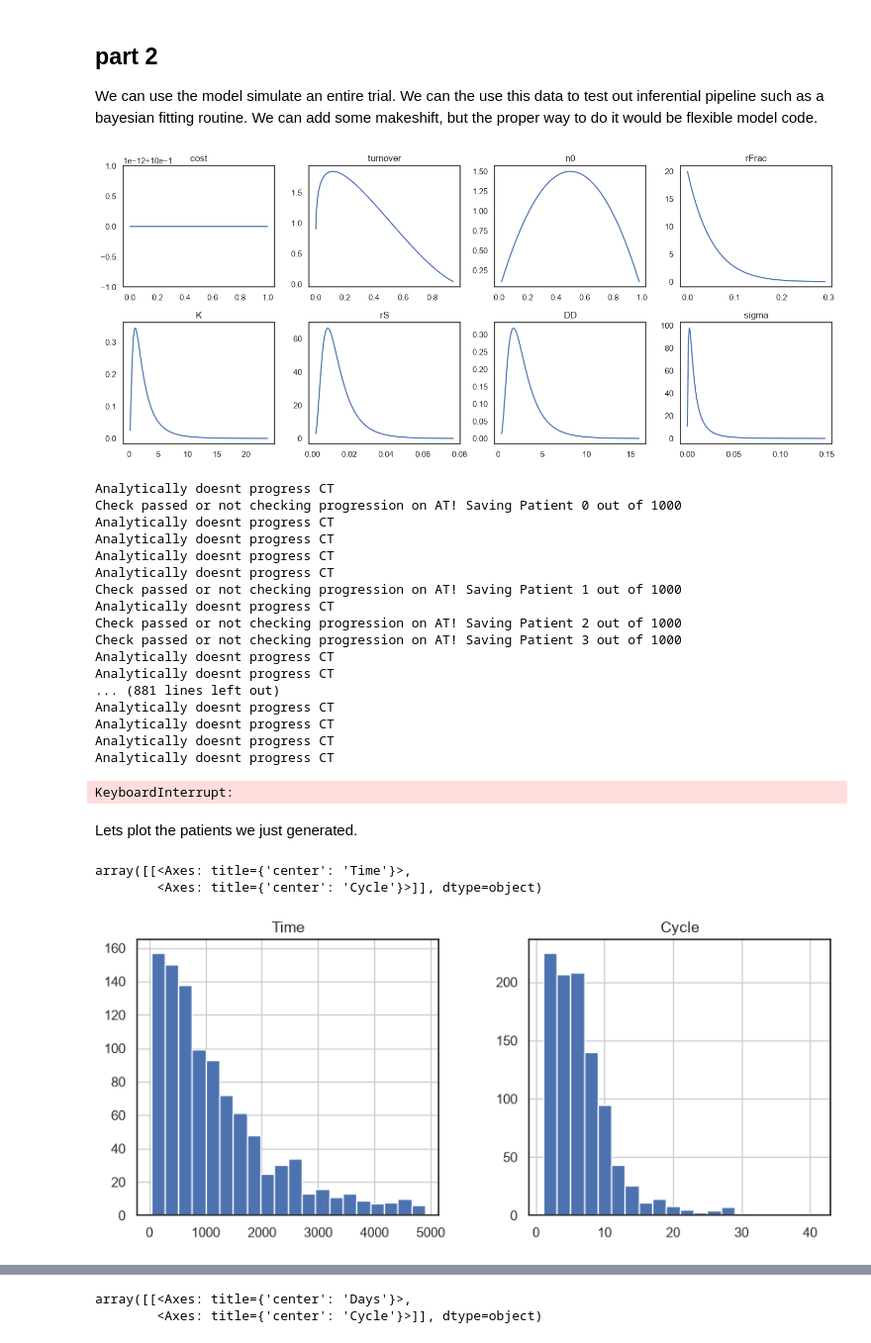
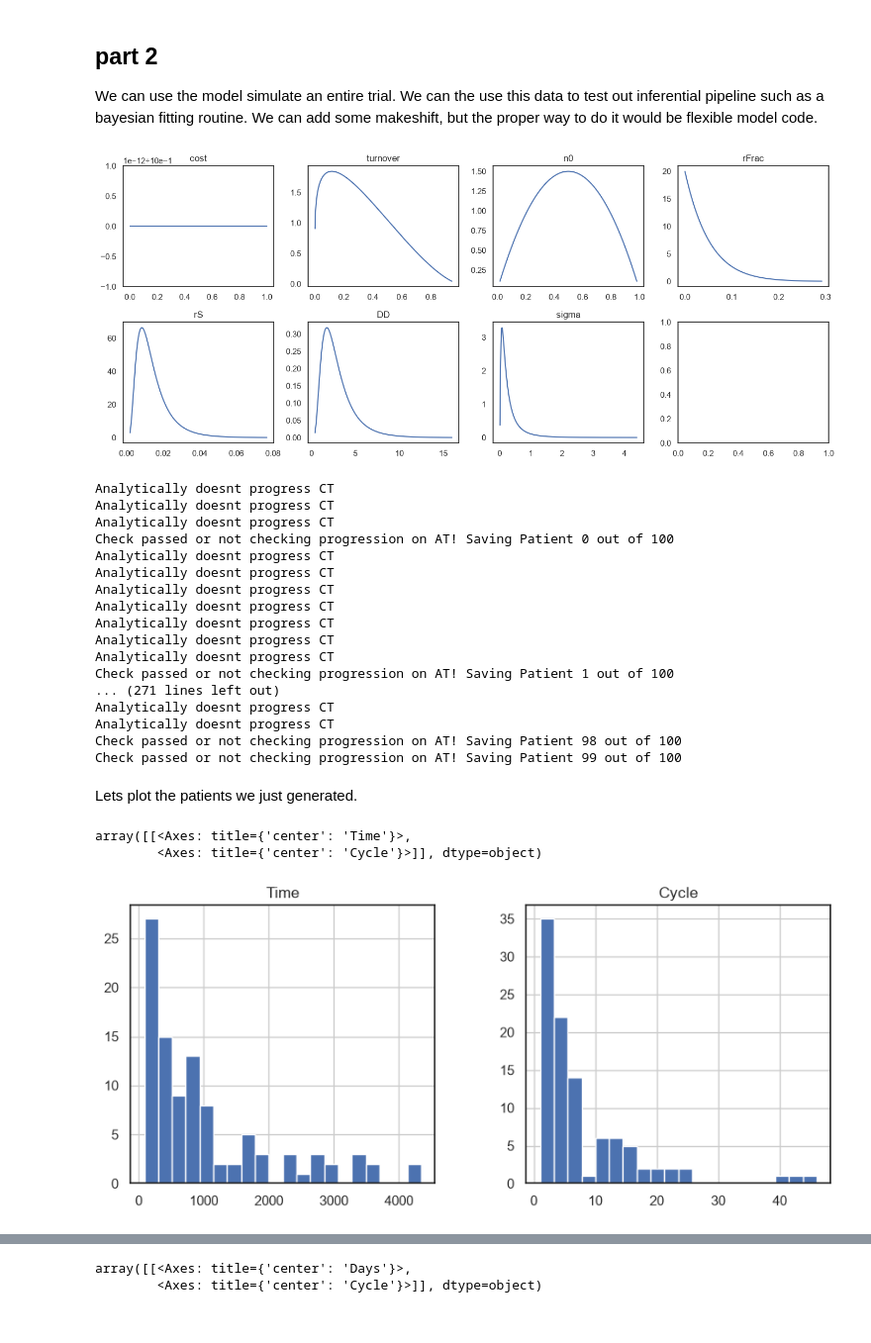
Before and after one commit to emilfrej/biomarker_uncertainty, a Jupyter notebook: python/genertate_synth_AT_trial_data.ipynb, the cells around one changed output, grey strips where cells are left out. Shown at 99% size. Saved outputs shown, nothing was run; the diff lists cells and outputs as text; code cells hidden in the pictures.

Commit message:
single synth_patients.csv, R loaders and fitting Rmds, init comparison, Stan vs simulator check
Co-Authored-By: Claude Opus 5.5 <noreply@anthropic.com>

```diff
--- a/python/genertate_synth_AT_trial_data.ipynb
+++ b/python/genertate_synth_AT_trial_data.ipynb
@@ -61,10 +64,9 @@ priorDic = {
     "turnover": stats.beta(1.2, 2.5),
     "n0":       stats.beta(2, 2),
     "rFrac":    stats.beta(1, 20),
-    "K":        stats.lognorm(s=0.8, scale=2),
     "rS":       stats.lognorm(s=0.6, scale=0.012),
-    "DD":       stats.lognorm(s=0.6, scale=2.5),
-    'sigma':    stats.lognorm(s=1, scale=np.exp(-5)),
+    "dD":       stats.lognorm(s=0.6, scale=2.5),
+    'sigma':    stats.lognorm(s=1, scale=.2),
 }
 
 
@@ -78,7 +80,7 @@ for ax, (name, dist) in zip(axes.flat, priorDic.items()):
     ax.plot(x, dist.pdf(x)); ax.set_title(name)
 plt.tight_layout()
 # %% [output]
-[figure, old version]
+[figure, new version]
 # %%
 np.random.seed(1)
 
@@ -98,7 +100,7 @@ def random_params(paramRange):
             output[key] = paramRange[key]
     return output
 
-def complete_param_dict(cost, turnover, n0, rFrac, rS, K, DD, sigma):
+def complete_param_dict(cost, turnover, n0, rFrac, rS, K, dD, sigma):
     """Pass unpacked dict to generate param dict in
     form required by model class.
     N.B rS is a defualt value from literatue"""
@@ -106,7 +108,7 @@ def complete_param_dict(cost, turnover, n0, rFrac, rS, K, DD, sigma):
                 "n0": n0, "R0": rFrac * n0, "S0": (n0 - rFrac*n0),
                 "rS": rS, "rR": rS * (1-cost),
                 "dS": rS * turnover, "dR": rS * turnover,
-                'K': K, 'dD': DD, 'sigma' : sigma}
+                'K': K, 'dD': dD, 'sigma' : sigma}
 
 def test_progression_at(model, t_end):
     """Selects for patients that reach progression (20% growth
@@ -118,7 +120,7 @@ def test_progression_at(model, t_end):
 
 
 # Generate random patients
-n_patients = 1000
+n_patients = 100
 check_progression = True
 t_end = 5000  # Ensure progression occurs in this period
 
@@ -135,6 +137,7 @@ out_dir = Path('../synth_data')
 shutil.rmtree(out_dir, ignore_errors=True) #delete if exists
 out_dir.mkdir(parents=True)\
 
+patients, true_params = [], []
 for i in range(n_patients):
     #run loop until viable param combination is found
     while True:
@@ -151,51 +154,39 @@ for i in range(n_patients):
             print(f"Check passed or not checking progression on AT! Saving Patient {i} out of {n_patients}")
             break
         print("Check failed")
-    #break out while loop and store found param combination
-    model.ode_df.to_csv(f'../synth_data/patient_{i}_ODEdf.csv')
-    obsDf = pd.DataFrame(model.obs_list)
-    obsDf = add_cycle_col(obsDf, 'DrugConcentration')
-    obsDf.to_csv(f'../synth_data/patient_{i}_OBSdf.csv')
+    #break out while loop and store found param combination. Observation is NaN except at the check-ups,
+    #DrugConcentration is the dose from each time on
+    patients.append(add_cycle_col(model.results_df(), 'DrugConcentration').assign(PatientId=i))
+    true_params.append({**priorDrawDic, "PatientId": i})
 
-    priorDrawDic["PatientId"] = i
-    if i == 0:
-        df = pd.DataFrame(priorDrawDic, index=[0])
-    else:
-        df = pd.concat([df, pd.DataFrame(priorDrawDic, index=[i])])
-df.to_csv(f"../synth_data/randSynthetic{n_patients}Patients.csv")
+pd.concat(patients, ignore_index=True).to_csv(out_dir / 'synth_patients.csv', index=False)
+pd.DataFrame(true_params).to_csv(out_dir / f"randSynthetic{n_patients}Patients.csv")
 # %% [output]
 Analytically doesnt progress CT
-Check passed or not checking progression on AT! Saving Patient 0 out of 1000
+Analytically doesnt progress CT
+Analytically doesnt progress CT
+Check passed or not checking progression on AT! Saving Patient 0 out of 100
 Analytically doesnt progress CT
 Analytically doesnt progress CT
 Analytically doesnt progress CT
 Analytically doesnt progress CT
-Check passed or not checking progression on AT! Saving Patient 1 out of 1000
-Analytically doesnt progress CT
-Check passed or not checking progression on AT! Saving Patient 2 out of 1000
-Check passed or not checking progression on AT! Saving Patient 3 out of 1000
-Analytically doesnt progress CT
-Analytically doesnt progress CT
-... (881 lines left out)
 Analytically doesnt progress CT
 Analytically doesnt progress CT
 Analytically doesnt progress CT
+Check passed or not checking progression on AT! Saving Patient 1 out of 100
+... (271 lines left out)
 Analytically doesnt progress CT
+Analytically doesnt progress CT
+Check passed or not checking progression on AT! Saving Patient 98 out of 100
+Check passed or not checking progression on AT! Saving Patient 99 out of 100
-KeyboardInterrupt:
 # %% [markdown]
 Lets plot the patients we just generated.
 # %%
-import glob
-import re
-files = glob.glob('../synth_data/*OBSdf.csv')
-pattern = r'-?\d+\.?\d*'
-dfs = [pd.read_csv(file) for file in files]
-identifiers = [re.findall(pattern, file)[0] for file in files]
-df = pd.concat([df.assign(PatientID = id) for id, df in zip(identifiers, dfs)]).reset_index(drop=True)
+synth_df = pd.read_csv('../synth_data/synth_patients.csv')
 
-summary = df.groupby('PatientID').agg({'Time': 'max', 'Cycle': 'max' })
+summary = synth_df.groupby('PatientId').agg({'Time': 'max', 'Cycle': 'max' })
 summary.hist(bins=20, figsize=(10, 4))
 # %% [output]
 array([[<Axes: title={'center': 'Time'}>,
         <Axes: title={'center': 'Cycle'}>]], dtype=object)
-[figure, old version]
+[figure, new version]
```
Also changed, not shown: parts of 9 cells of this notebook, 9 other files.
